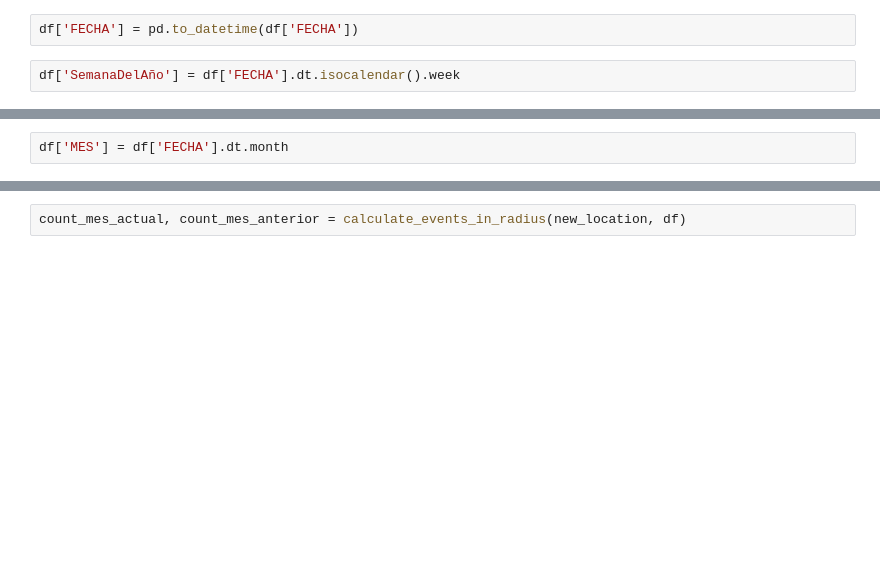
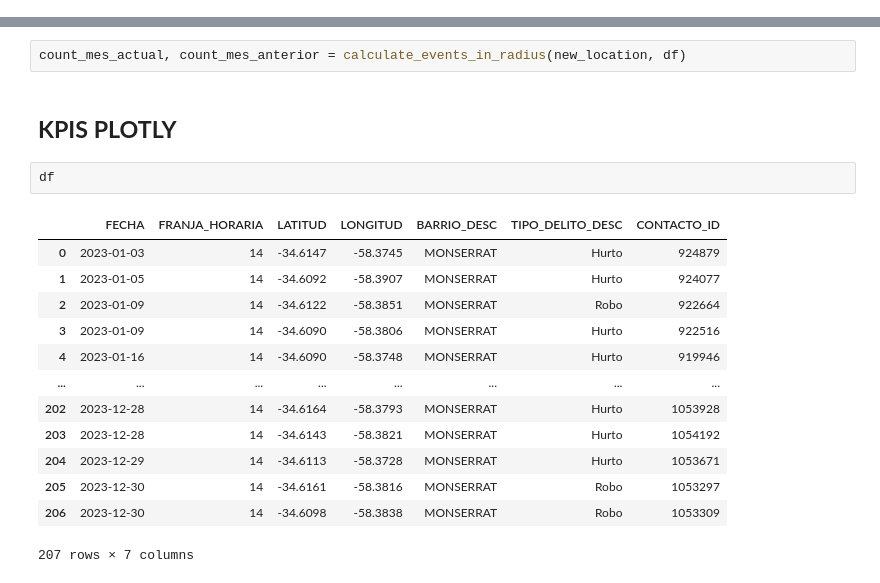
Before and after one commit to NicolasCH24/CrimeApp, a Jupyter notebook: Notebooks/AppCrime/Mapa/streamlit_map.ipynb, the cells around one changed output, grey strips where cells are left out. Drawn from its saved outputs; the diff is of its cells as text; blank space fills up the shorter version.

```diff
--- a/Notebooks/AppCrime/Mapa/streamlit_map.ipynb
+++ b/Notebooks/AppCrime/Mapa/streamlit_map.ipynb
@@ -333,4 +328,0 @@ puntos
-# %%
-df['FECHA'] = pd.to_datetime(df['FECHA'])
-# %%
-df['SemanaDelAño'] = df['FECHA'].dt.isocalendar().week
@@ -347,2 +328,0 @@ Timestamp('2024-12-31 08:19:39.719152')
-# %%
-df['MES'] = df['FECHA'].dt.month
@@ -388,3 +348,21 @@ def calculate_events_in_radius(new_location, df):
     return count_mes_actual, count_mes_anterior
 # %%
 count_mes_actual, count_mes_anterior = calculate_events_in_radius(new_location, df)
+# %% [markdown]
+## **KPIS PLOTLY**
+# %%
+df
+# %% [output]
+|  | FECHA | FRANJA_HORARIA | LATITUD | LONGITUD | BARRIO_DESC | TIPO_DELITO_DESC | CONTACTO_ID |
+| 0 | 2023-01-03 | 14 | -34.6147 | -58.3745 | MONSERRAT | Hurto | 924879 |
+| 1 | 2023-01-05 | 14 | -34.6092 | -58.3907 | MONSERRAT | Hurto | 924077 |
+| 2 | 2023-01-09 | 14 | -34.6122 | -58.3851 | MONSERRAT | Robo | 922664 |
+| 3 | 2023-01-09 | 14 | -34.6090 | -58.3806 | MONSERRAT | Hurto | 922516 |
+| 4 | 2023-01-16 | 14 | -34.6090 | -58.3748 | MONSERRAT | Hurto | 919946 |
+| ... | ... | ... | ... | ... | ... | ... | ... |
+| 202 | 2023-12-28 | 14 | -34.6164 | -58.3793 | MONSERRAT | Hurto | 1053928 |
+| 203 | 2023-12-28 | 14 | -34.6143 | -58.3821 | MONSERRAT | Hurto | 1054192 |
+| 204 | 2023-12-29 | 14 | -34.6113 | -58.3728 | MONSERRAT | Hurto | 1053671 |
+| 205 | 2023-12-30 | 14 | -34.6161 | -58.3816 | MONSERRAT | Robo | 1053297 |
+| 206 | 2023-12-30 | 14 | -34.6098 | -58.3838 | MONSERRAT | Robo | 1053309 |
+207 rows × 7 columns
```
Also changed, not shown: parts of 6 cells of this notebook.
